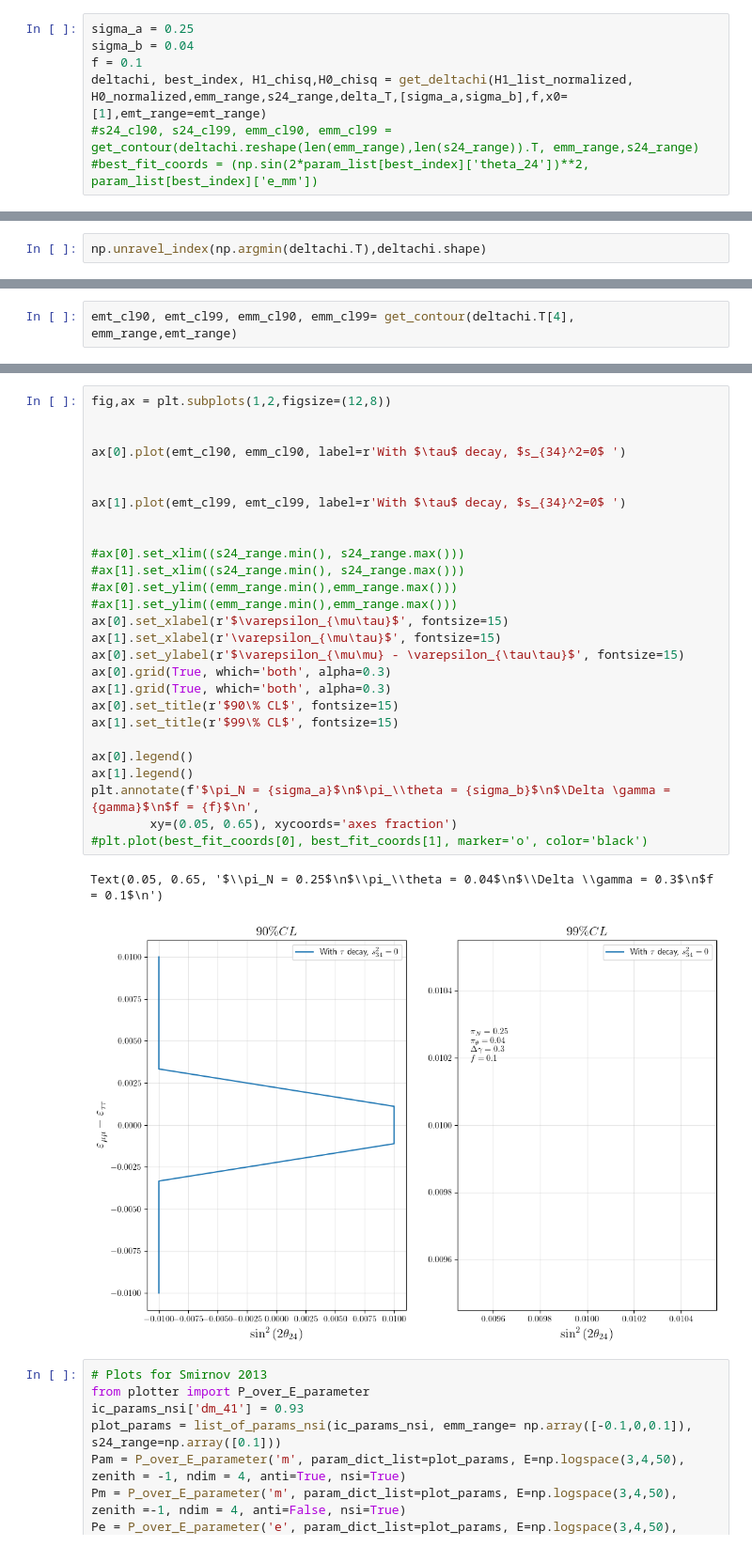
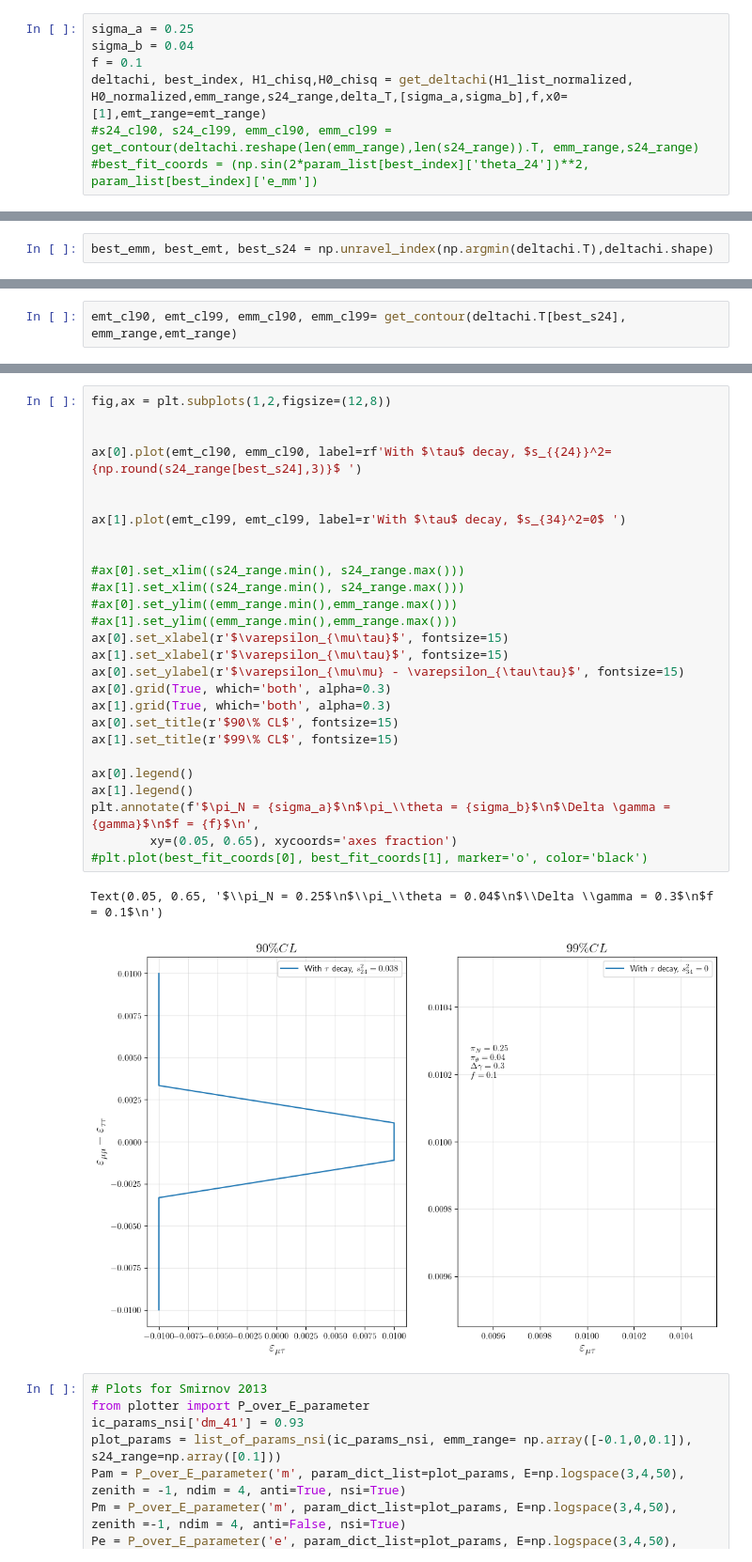
Before and after one commit to Sjoeborg/thesis, a Jupyter notebook: notebooks/NSI/event_processing_multi.ipynb, the cells around one changed output, grey strips where cells are left out. Shown at 94% size. Cells and saved outputs as stored; diff of their text form.

```diff
--- a/notebooks/NSI/event_processing_multi.ipynb
+++ b/notebooks/NSI/event_processing_multi.ipynb
@@ -98,2 +121,2 @@ deltachi, best_index, H1_chisq,H0_chisq = get_deltachi(H1_list_normalized, H0_no
 # %%
-np.unravel_index(np.argmin(deltachi.T),deltachi.shape)
+best_emm, best_emt, best_s24 = np.unravel_index(np.argmin(deltachi.T),deltachi.shape)
@@ -122,2 +123,2 @@ array([[[ 1.0694013 ,  0.49089254,  0.21351675,  0.09739735,  0.06206502,  0.067
 # %%
-emt_cl90, emt_cl99, emm_cl90, emm_cl99= get_contour(deltachi.T[4], emm_range,emt_range)
+emt_cl90, emt_cl99, emm_cl90, emm_cl99= get_contour(deltachi.T[best_s24], emm_range,emt_range)
@@ -156,33 +125,33 @@ array
 # %%
 fig,ax = plt.subplots(1,2,figsize=(12,8))
 
 
-ax[0].plot(emt_cl90, emm_cl90, label=r'With $\tau$ decay, $s_{34}^2=0$ ')
+ax[0].plot(emt_cl90, emm_cl90, label=rf'With $\tau$ decay, $s_{{24}}^2={np.round(s24_range[best_s24],3)}$ ')
 
 
 ax[1].plot(emt_cl99, emt_cl99, label=r'With $\tau$ decay, $s_{34}^2=0$ ')
 
 
 #ax[0].set_xlim((s24_range.min(), s24_range.max()))
 #ax[1].set_xlim((s24_range.min(), s24_range.max()))
 #ax[0].set_ylim((emm_range.min(),emm_range.max()))
 #ax[1].set_ylim((emm_range.min(),emm_range.max()))
 ax[0].set_xlabel(r'$\varepsilon_{\mu\tau}$', fontsize=15)
-ax[1].set_xlabel(r'\varepsilon_{\mu\tau}$', fontsize=15)
+ax[1].set_xlabel(r'$\varepsilon_{\mu\tau}$', fontsize=15)
 ax[0].set_ylabel(r'$\varepsilon_{\mu\mu} - \varepsilon_{\tau\tau}$', fontsize=15)
 ax[0].grid(True, which='both', alpha=0.3)
 ax[1].grid(True, which='both', alpha=0.3)
 ax[0].set_title(r'$90\% CL$', fontsize=15)
 ax[1].set_title(r'$99\% CL$', fontsize=15)
 
 ax[0].legend()
 ax[1].legend()
 plt.annotate(f'$\pi_N = {sigma_a}$\n$\pi_\\theta = {sigma_b}$\n$\Delta \gamma = {gamma}$\n$f = {f}$\n',
         xy=(0.05, 0.65), xycoords='axes fraction')
 #plt.plot(best_fit_coords[0], best_fit_coords[1], marker='o', color='black')
 # %% [output]
 Text(0.05, 0.65, '$\\pi_N = 0.25$\n$\\pi_\\theta = 0.04$\n$\\Delta \\gamma = 0.3$\n$f = 0.1$\n')
-[figure, old version]
+[figure, new version]
 # %%
 # Plots for Smirnov 2013
 from plotter import P_over_E_parameter
```
Also changed, not shown: parts of 7 cells of this notebook.
